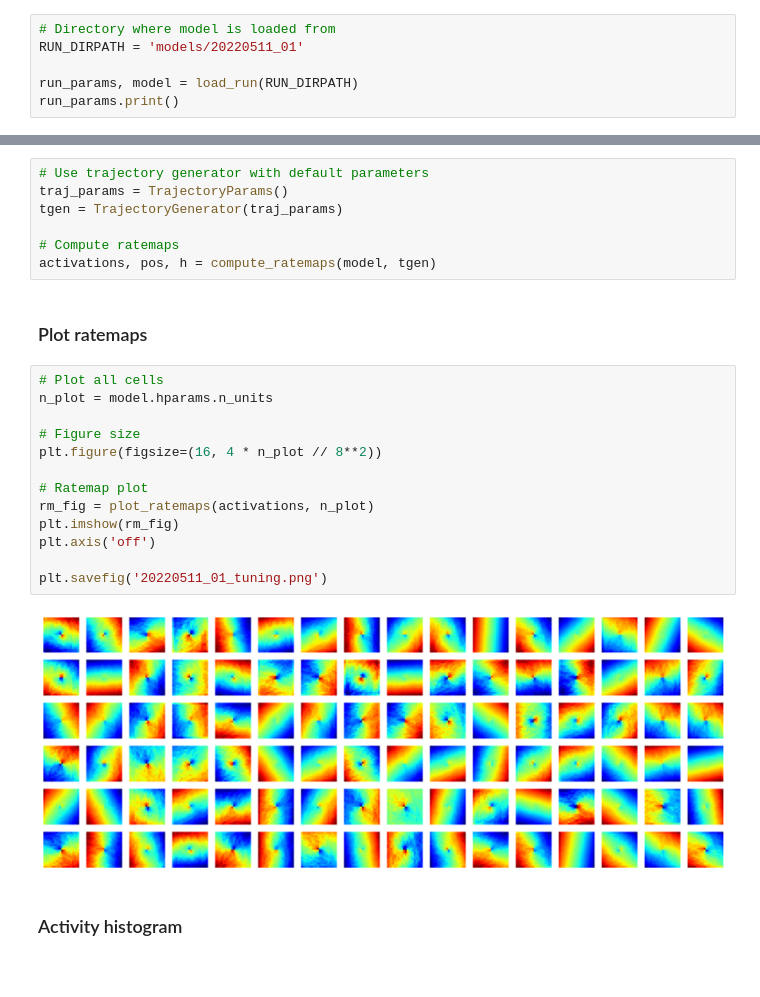
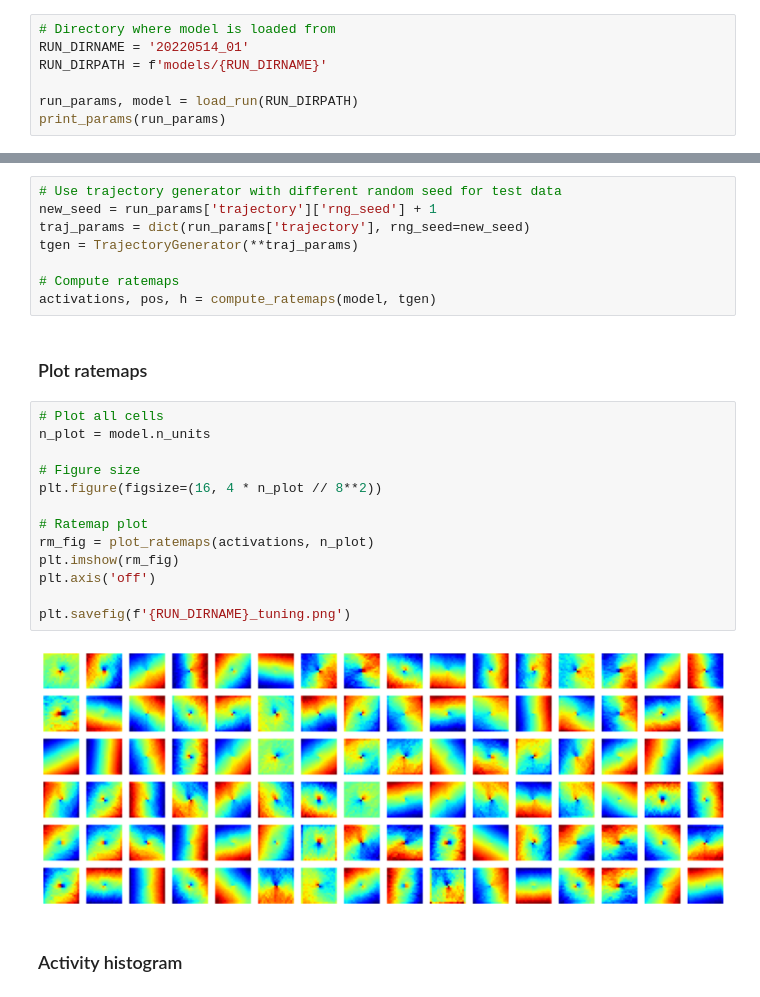
Before and after one commit to conormcgrory/rnn_spatial, a Jupyter notebook: inspect_model_tuning.ipynb, the cells around one changed output, grey strips where cells are left out. Drawn from its saved outputs; the diff is of its cells as text.

```diff
--- a/inspect_model_tuning.ipynb
+++ b/inspect_model_tuning.ipynb
@@ -14,8 +15,9 @@ from ratemaps import compute_ratemaps, plot_ratemaps
 ## Load model
 # %%
 # Directory where model is loaded from
-RUN_DIRPATH = 'models/20220511_01'
+RUN_DIRNAME = '20220514_01'
+RUN_DIRPATH = f'models/{RUN_DIRNAME}'
 
 run_params, model = load_run(RUN_DIRPATH)
-run_params.print()
+print_params(run_params)
 # %% [output]
@@ -43,9 +43,10 @@ trainer:
 # %% [markdown]
 ### Run model on simulation and compute ratemaps
 # %%
-# Use trajectory generator with default parameters
-traj_params = TrajectoryParams()
-tgen = TrajectoryGenerator(traj_params)
+# Use trajectory generator with different random seed for test data
+new_seed = run_params['trajectory']['rng_seed'] + 1
+traj_params = dict(run_params['trajectory'], rng_seed=new_seed)
+tgen = TrajectoryGenerator(**traj_params)
 
 # Compute ratemaps
 activations, pos, h = compute_ratemaps(model, tgen)
@@ -53,19 +54,19 @@ activations, pos, h = compute_ratemaps(model, tgen)
 ### Plot ratemaps
 # %%
 # Plot all cells
-n_plot = model.hparams.n_units
+n_plot = model.n_units
 
 # Figure size
 plt.figure(figsize=(16, 4 * n_plot // 8**2))
 
 # Ratemap plot
 rm_fig = plot_ratemaps(activations, n_plot)
 plt.imshow(rm_fig)
 plt.axis('off')
 
-plt.savefig('20220511_01_tuning.png')
+plt.savefig(f'{RUN_DIRNAME}_tuning.png')
 # %% [output]
-[figure, old version]
+[figure, new version]
 # %% [markdown]
 ###  Activity histogram
 # %%
```
Also changed, not shown: parts of 3 cells of this notebook, 11 other files.
